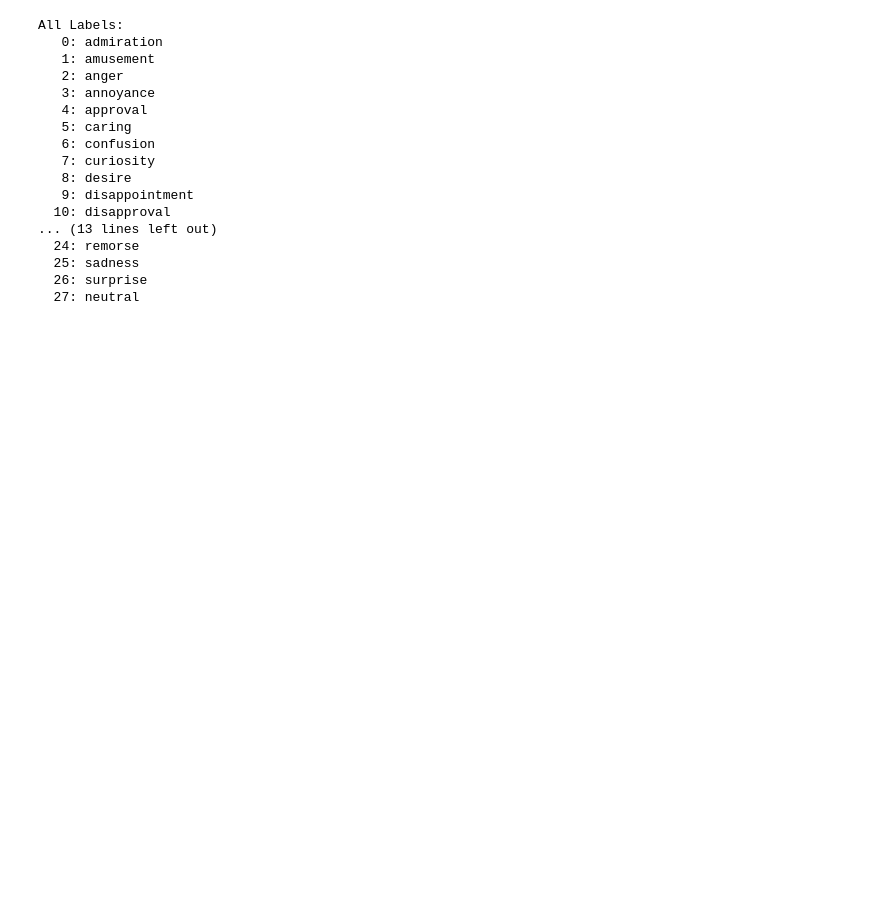
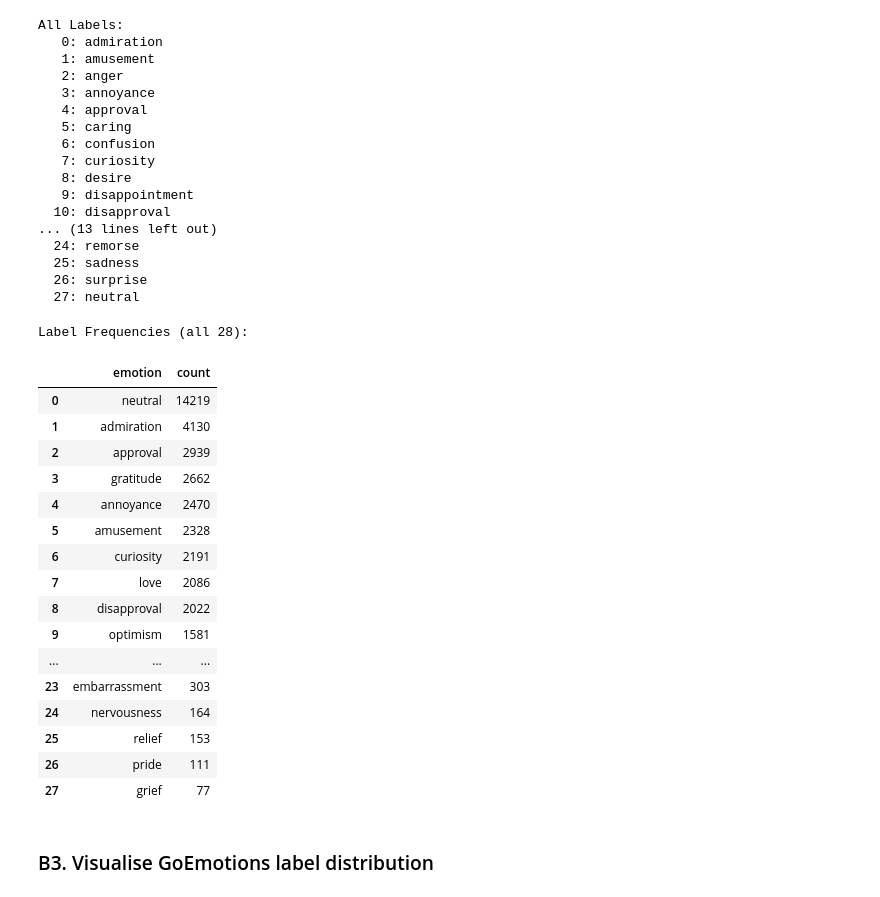
Before and after one commit to Kevinmonitor/TECHNOLOGY-DESIGN-PROJECT, a Jupyter notebook: Dataset_Explorer_GoEmotions_FinancialPhraseBank.ipynb, the cells around one changed output. Drawn from its saved outputs; the diff is of its cells as text; code cells hidden in the pictures; blank space fills up the shorter version.

Commit message:
count level frequencies

```diff
--- a/Dataset_Explorer_GoEmotions_FinancialPhraseBank.ipynb
+++ b/Dataset_Explorer_GoEmotions_FinancialPhraseBank.ipynb
@@ -235,3 +239,38 @@ All Labels:
   25: sadness
   26: surprise
   27: neutral
+# %%
+# Count label frequencies across all training samples.
+all_labels = []
+for label_list in ge_train['labels']:
+    all_labels.extend(label_list)
+
+label_counts = Counter(all_labels)
+label_freq = pd.DataFrame([
+    {'emotion': emotion_labels[k], 'count': v}
+    for k, v in label_counts.items()
+]).sort_values('count', ascending=False).reset_index(drop=True)
+
+print('Label Frequencies (all 28):')
+label_freq
+# %% [output]
+Label Frequencies (all 28):
+|  | emotion | count |
+| 0 | neutral | 14219 |
+| 1 | admiration | 4130 |
+| 2 | approval | 2939 |
+| 3 | gratitude | 2662 |
+| 4 | annoyance | 2470 |
+| 5 | amusement | 2328 |
+| 6 | curiosity | 2191 |
+| 7 | love | 2086 |
+| 8 | disapproval | 2022 |
+| 9 | optimism | 1581 |
+| ... | ... | ... |
+| 23 | embarrassment | 303 |
+| 24 | nervousness | 164 |
+| 25 | relief | 153 |
+| 26 | pride | 111 |
+| 27 | grief | 77 |
+# %% [markdown]
+### B3. Visualise GoEmotions label distribution
```
Also changed, not shown: parts of 1 cell of this notebook, 1 other file.
